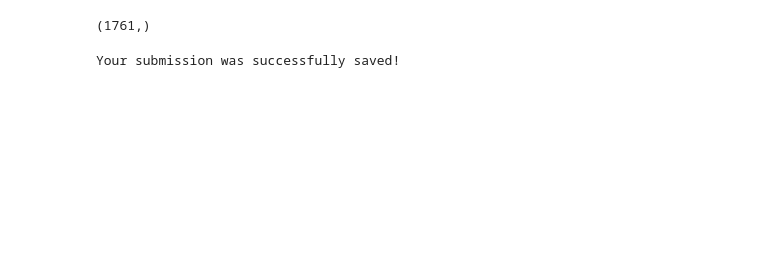
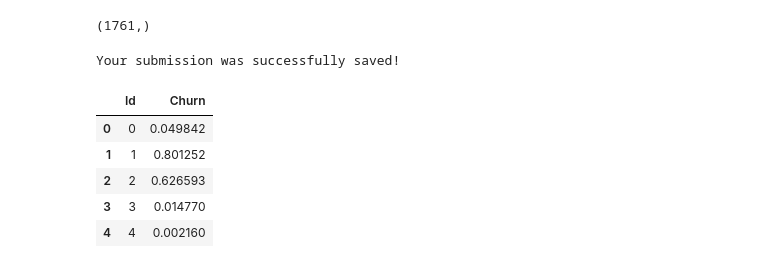
Before and after one commit to Lidiia-Afanasieva/Churn_Prediction, a Jupyter notebook: catboosted-drop-preds.ipynb, the cells around one changed output. Saved outputs shown, nothing was run; the diff lists cells and outputs as text; code cells hidden in the pictures; blank space fills up the shorter version.

```diff
--- a/catboosted-drop-preds.ipynb
+++ b/catboosted-drop-preds.ipynb
@@ -226,3 +227,12 @@ submission.to_csv('submission.csv', index=False)
 print("Your submission was successfully saved!")
 # %% [output]
 Your submission was successfully saved!
+# %%
+pd.read_csv('/kaggle/working/submission.csv').head()
+# %% [output]
+|  | Id | Churn |
+| 0 | 0 | 0.049842 |
+| 1 | 1 | 0.801252 |
+| 2 | 2 | 0.626593 |
+| 3 | 3 | 0.014770 |
+| 4 | 4 | 0.002160 |
```
Also changed, not shown: parts of 20 cells of this notebook.
